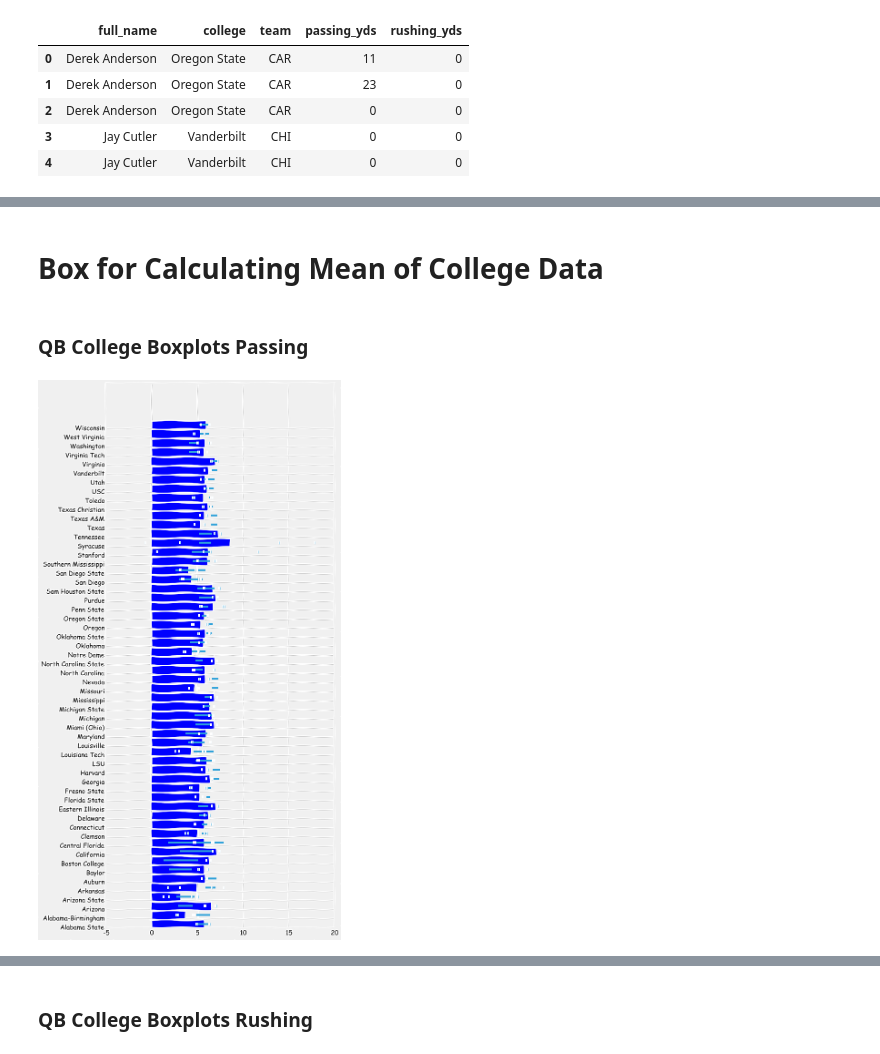
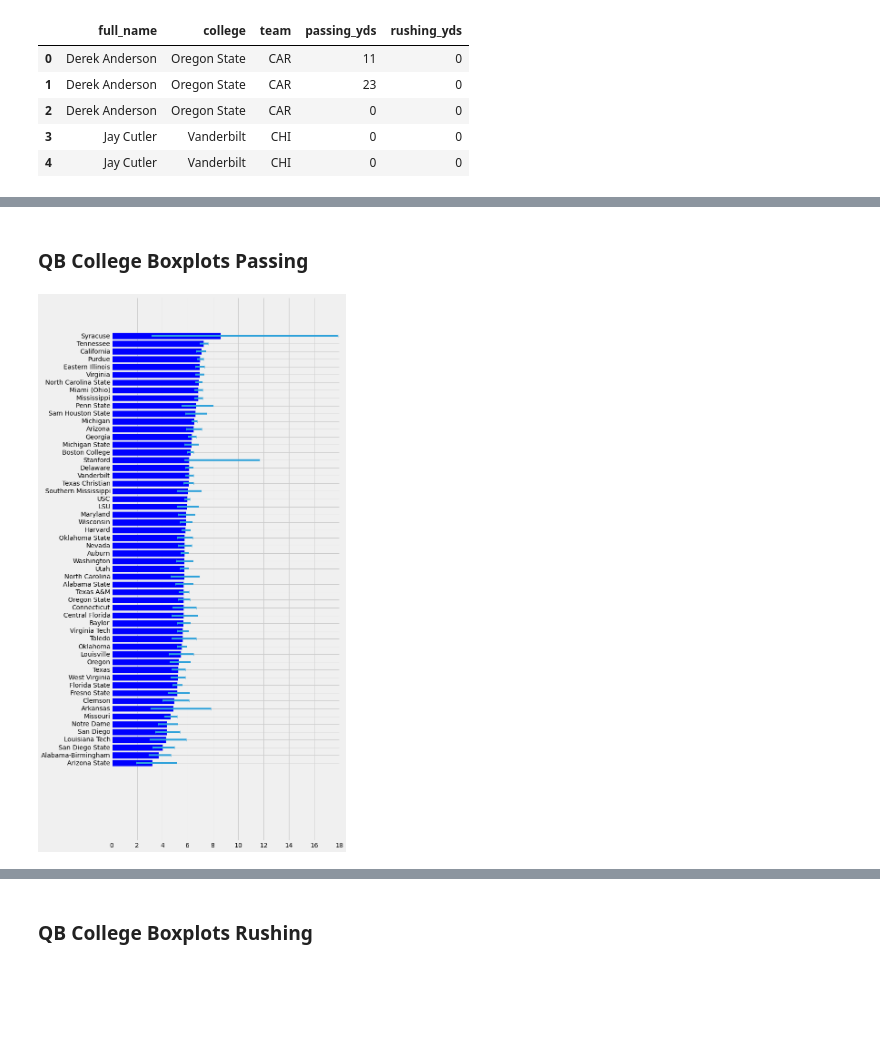
Before and after one commit to batorobe/Data-Analysis-Repo, a Jupyter notebook: NFL DB.ipynb, the cells around one changed output, grey strips where cells are left out. Saved outputs shown, nothing was run; the diff lists cells and outputs as text; code cells hidden in the pictures; blank space fills up the shorter version.

```diff
--- a/NFL DB.ipynb
+++ b/NFL DB.ipynb
@@ -73,2 +67,0 @@ for team,group in nfl_passing_data.groupby("college"):
-# %% [markdown]
-# Box for Calculating Mean of College Data
@@ -95,27 +70,28 @@ with open("team_pass_mean_data.csv", "wb") as out_file:
 # %%
 %matplotlib inline
 
 from glob import glob
 from pandas import read_csv
 import pandas as pb
 from datetime import datetime
 from collections import defaultdict
 from pandas import DataFrame
 import matplotlib.pyplot as plt
 import numpy as np
 plt.style.use('fivethirtyeight')
-xerr = []
 ci_data = pb.read_csv("college_ci_passing_data.csv",header=0)
 ci_data["BS_PlotMin"] = abs(ci_data.BS_Min - ci_data.Mean)
 ci_data["BS_PlotMax"] = abs(ci_data.BS_Max - ci_data.Mean)
 
-for i,group in ci_data.groupby("Team"):
-    xerr.append((group.BS_PlotMin.max(),group.BS_PlotMax.max()))
+#print ci_data[["College","Mean"]]
+
+#for i,group in ci_data.groupby("College"):
+#    xerr.append(group.BS_PlotMin.max(),group.BS_PlotMax.max())
 
 plt.figure(figsize=(8,20))
-
-plt.barh(range(len(ci_data)),ci_data.Mean,xerr=xerr)
-plt.yticks(np.arange(len(ci_data)),ci_data.Team.values)
-plt.savefig("team-passing-box.png",bbox_inches="tight")
+ci_data = ci_data.sort("Mean",ascending=True)
+plt.barh(range(len(ci_data)),ci_data.Mean.values,xerr=[ci_data["BS_PlotMin"].values,ci_data["BS_PlotMax"].values],align='center')
+plt.yticks(np.arange(len(ci_data)),ci_data.College.values)
+plt.savefig("college-passing-box.png",bbox_inches="tight")
 # %% [output]
-[figure, old version]
+[figure, new version]
```
Also changed, not shown: parts of 16 cells of this notebook, 1 other file.
